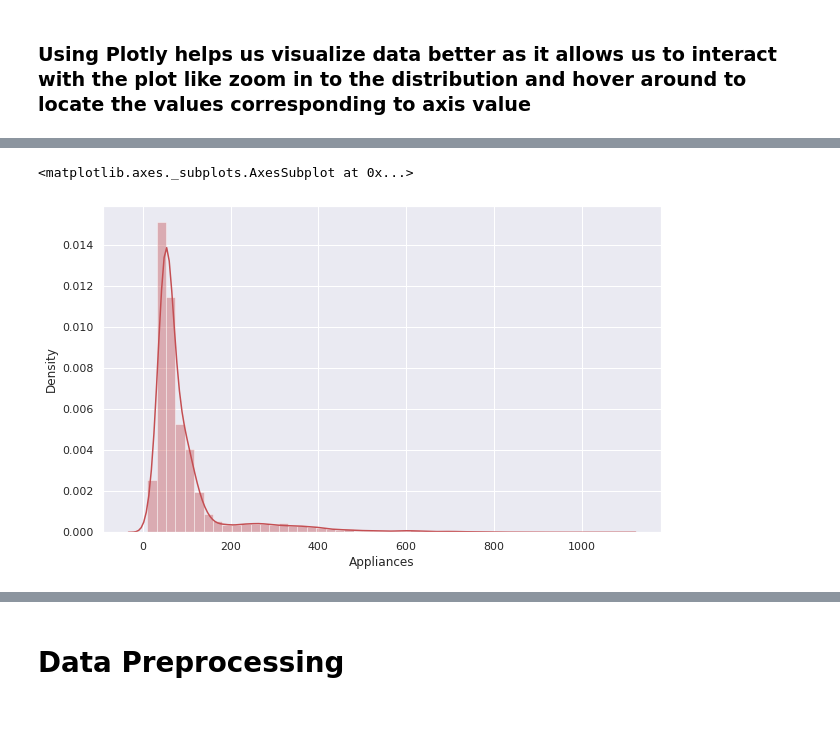
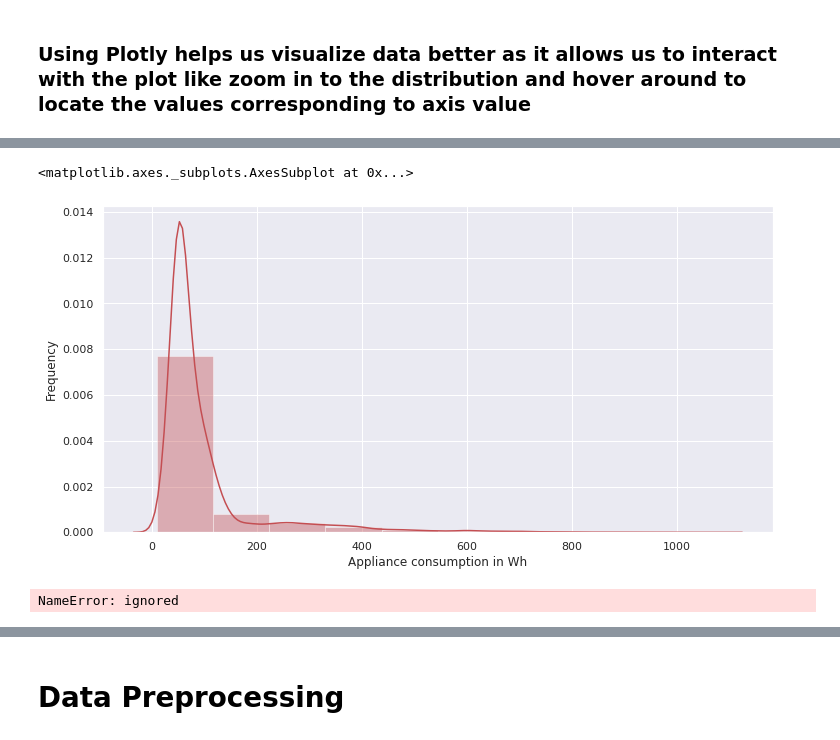
Before and after one commit to atif2786/Appliance-energy-prediction, a Jupyter notebook: Appliance_energy_prediction.ipynb, the cells around one changed output, grey strips where cells are left out. Saved outputs shown, nothing was run; the diff lists cells and outputs as text; code cells hidden in the pictures.

```diff
--- a/Appliance_energy_prediction.ipynb
+++ b/Appliance_energy_prediction.ipynb
@@ -232,6 +228,7 @@ aep= aep.drop(['date'], axis=1)
-# %%
-aep = aep.dropna(axis=0)
 # %% [markdown]
 # **Data Visualization**
 # %% [markdown]
 Let's move on the extract information about data and also dealing with it.
+# %%
+# 80% of the data is use for the training of the models and the rest is used for testing
+train, test = train_test_split(aep,test_size=0.20,random_state=40)
@@ -248,9 +257,3 @@ col_weather = ["T_out", "Tdewpoint","RH_out","Press_mm_hg",
 col_randoms = ["rv1", "rv2"]
 
 col_target = ["Appliances"]
-# %%
-# Visulize the target variable
-
-sns.set(rc={'figure.figsize':(20,6)})
-Apl = sns.countplot(aep['Appliances'])
-plt.show()
@@ -259,4 +260,4 @@ plt.show()
 # %%
 # Seperate dependent and independent variables
-independent_variables = aep[col_temp + col_hum + col_weather + col_randoms]
-dependent_variable = aep[col_target]
+feature_vars = train[col_temp + col_hum + col_weather + col_light + col_randoms ]
+target_vars = train[col_target]
@@ -306,6 +348,13 @@ array([[<matplotlib.axes._subplots.AxesSubplot object at 0x...>]],
 # %%
-sns.set(rc={'figure.figsize':(10,6)})
-sns.distplot(aep["Appliances"],color="r")
+sns.set(rc={'figure.figsize':(12,6)})
+plt.xlabel('Appliance consumption in Wh')
+plt.ylabel('Frequency')
+sns.distplot(target_vars ,color="r",bins=10)
 # %% [output]
 <matplotlib.axes._subplots.AxesSubplot at 0x...>
-[figure, old version]
+[figure, new version]
+# %%
+# Check the distribution of values in Appliances column
+y.Appliances.value_counts().head(15)
+# %% [output]
+NameError: ignored
```
Also changed, not shown: parts of 129 cells of this notebook.
